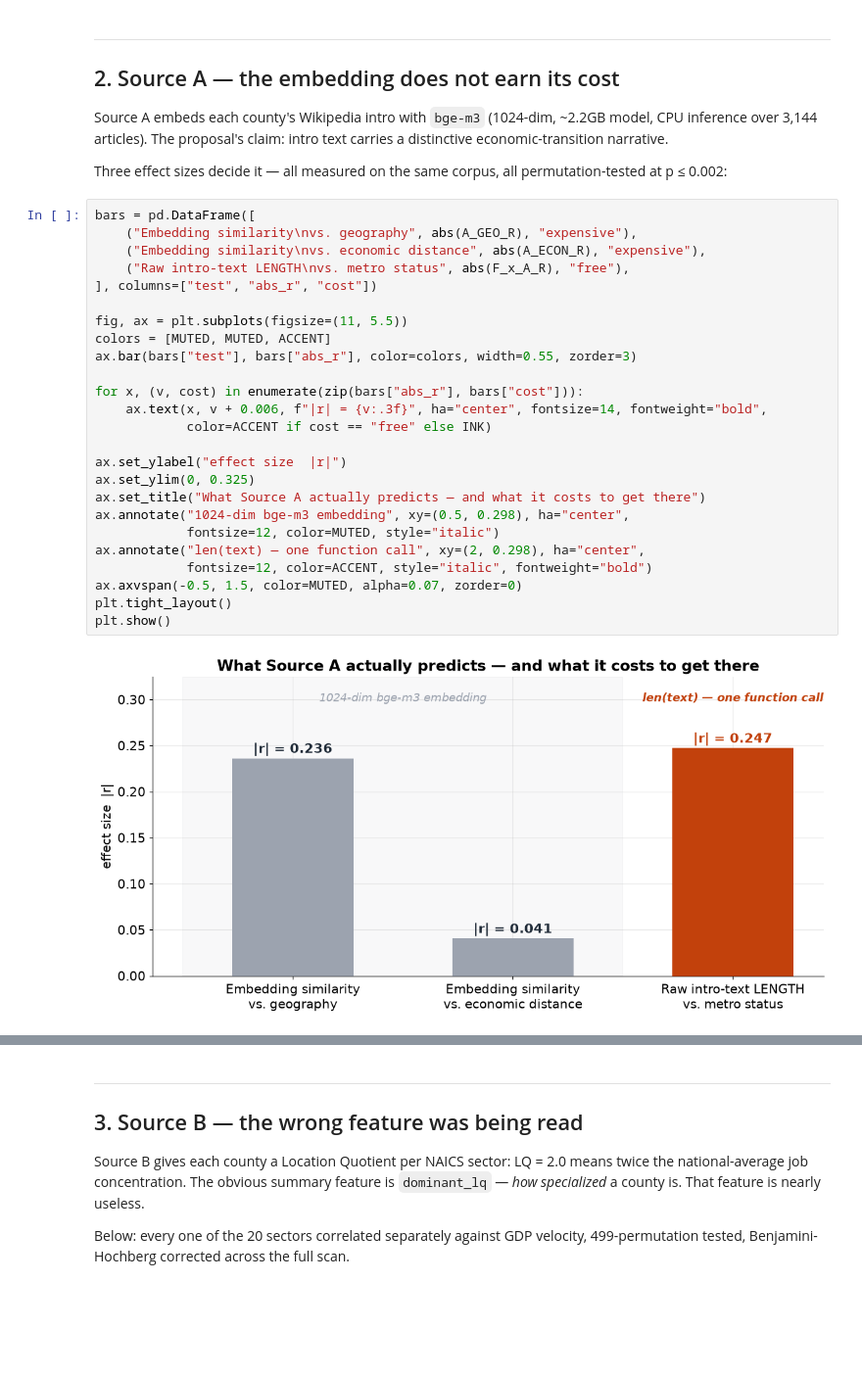
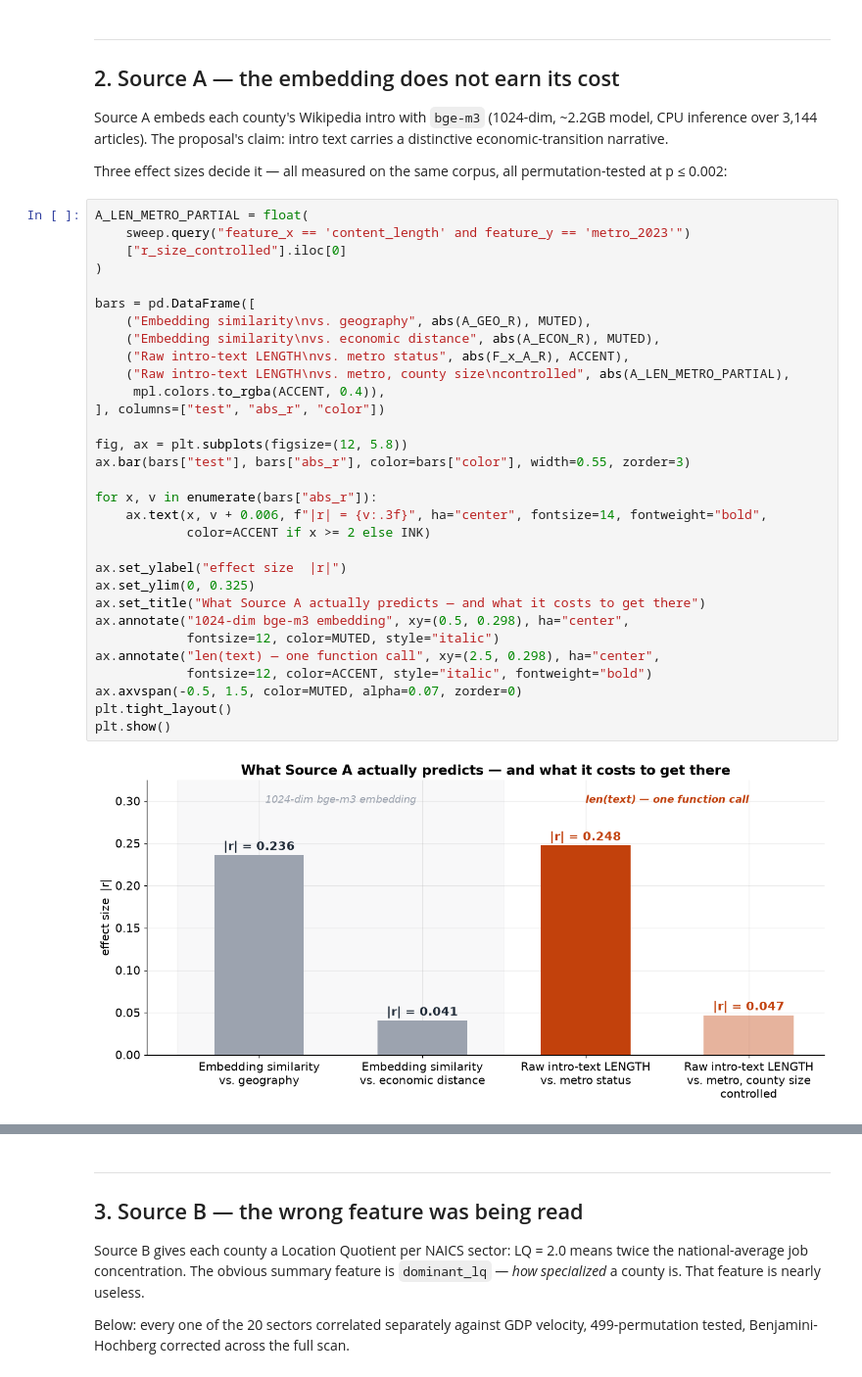
Before and after one commit to Max-Garcia-06/macro_embeddings, a Jupyter notebook: analysis-output/E_macro_key_findings.ipynb, the cells around one changed output, grey strips where cells are left out. Shown at 98% size. Drawn from its saved outputs; the diff is of its cells as text; blank space fills up the shorter version.

```diff
--- a/analysis-output/E_macro_key_findings.ipynb
+++ b/analysis-output/E_macro_key_findings.ipynb
@@ -219,32 +226,38 @@ carries a distinctive economic-transition narrative.
 Three effect sizes decide it — all measured on the same corpus, all
 permutation-tested at p ≤ 0.002:
 # %%
+A_LEN_METRO_PARTIAL = float(
+    sweep.query("feature_x == 'content_length' and feature_y == 'metro_2023'")
+    ["r_size_controlled"].iloc[0]
+)
+
 bars = pd.DataFrame([
-    ("Embedding similarity\nvs. geography", abs(A_GEO_R), "expensive"),
-    ("Embedding similarity\nvs. economic distance", abs(A_ECON_R), "expensive"),
-    ("Raw intro-text LENGTH\nvs. metro status", abs(F_x_A_R), "free"),
-], columns=["test", "abs_r", "cost"])
+    ("Embedding similarity\nvs. geography", abs(A_GEO_R), MUTED),
+    ("Embedding similarity\nvs. economic distance", abs(A_ECON_R), MUTED),
+    ("Raw intro-text LENGTH\nvs. metro status", abs(F_x_A_R), ACCENT),
+    ("Raw intro-text LENGTH\nvs. metro, county size\ncontrolled", abs(A_LEN_METRO_PARTIAL),
+     mpl.colors.to_rgba(ACCENT, 0.4)),
+], columns=["test", "abs_r", "color"])
 
-fig, ax = plt.subplots(figsize=(11, 5.5))
-colors = [MUTED, MUTED, ACCENT]
-ax.bar(bars["test"], bars["abs_r"], color=colors, width=0.55, zorder=3)
+fig, ax = plt.subplots(figsize=(12, 5.8))
+ax.bar(bars["test"], bars["abs_r"], color=bars["color"], width=0.55, zorder=3)
 
-for x, (v, cost) in enumerate(zip(bars["abs_r"], bars["cost"])):
+for x, v in enumerate(bars["abs_r"]):
     ax.text(x, v + 0.006, f"|r| = {v:.3f}", ha="center", fontsize=14, fontweight="bold",
-            color=ACCENT if cost == "free" else INK)
+            color=ACCENT if x >= 2 else INK)
 
 ax.set_ylabel("effect size  |r|")
 ax.set_ylim(0, 0.325)
 ax.set_title("What Source A actually predicts — and what it costs to get there")
 ax.annotate("1024-dim bge-m3 embedding", xy=(0.5, 0.298), ha="center",
             fontsize=12, color=MUTED, style="italic")
-ax.annotate("len(text) — one function call", xy=(2, 0.298), ha="center",
+ax.annotate("len(text) — one function call", xy=(2.5, 0.298), ha="center",
             fontsize=12, color=ACCENT, style="italic", fontweight="bold")
 ax.axvspan(-0.5, 1.5, color=MUTED, alpha=0.07, zorder=0)
 plt.tight_layout()
 plt.show()
 # %% [output]
-[figure, old version]
+[figure, new version]
 # %% [markdown]
 **Read it left to right.** The embedding does encode *geography* — counties
 with similar text sit near each other on the map (|r| = 0.236). Against
```
Also changed, not shown: parts of 15 cells of this notebook, 15 other files.
